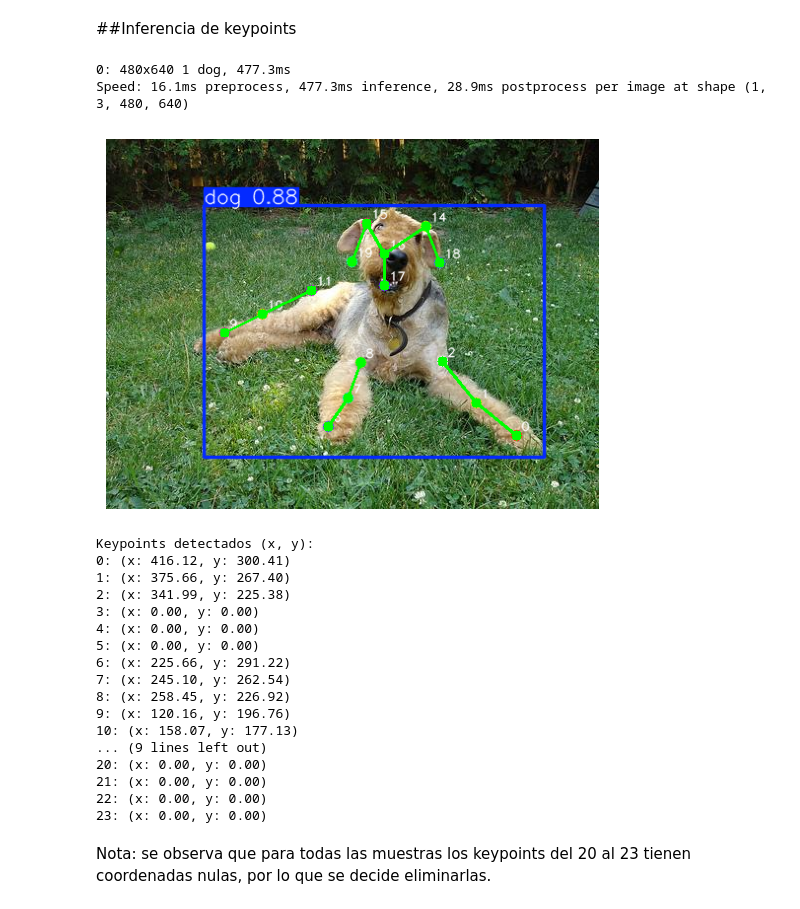
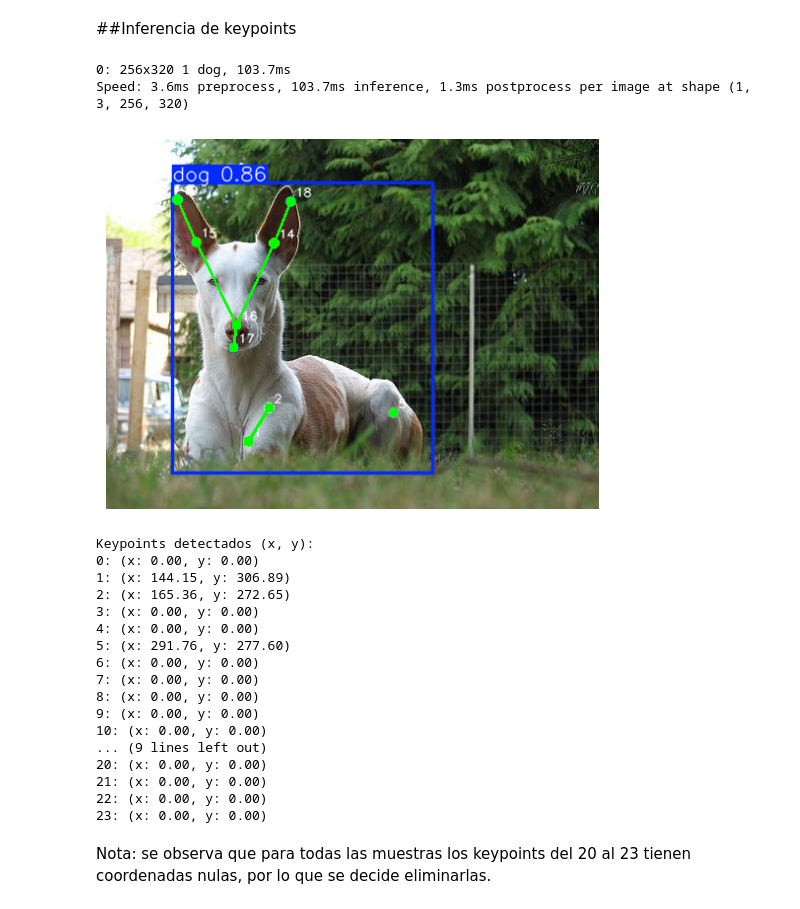
Before and after one commit to juliangg17/CV-TUIA-Garcia, a Jupyter notebook: TP_Final_CV.ipynb, the cells around one changed output. Saved outputs shown, nothing was run; the diff lists cells and outputs as text; code cells hidden in the pictures.

```diff
--- a/TP_Final_CV.ipynb
+++ b/TP_Final_CV.ipynb
@@ -932,5 +1139,5 @@ Modelo cargado en: ./runs/pose/train3
 # %%
-model_best = YOLO("./runs/pose/train3/weights/best.pt")
+model_best = YOLO("./runs/pose/train6/weights/best.pt")
 # %% [markdown]
 ##Evaluación del modelo k
 # %%
@@ -963,23 +1170,23 @@ plot_precision_recall(data, title="Custom Precision and Recall Plot")
 # %% [markdown]
 ##Inferencia de keypoints
 # %%
-predict_random_image(model_best,"./datasets/dog-pose/train/images")
+predict_random_image(model_best,"./datasets/dog-pose/val/images")
 # %% [output]
-0: 480x640 1 dog, 477.3ms
-Speed: 16.1ms preprocess, 477.3ms inference, 28.9ms postprocess per image at shape (1, 3, 480, 640)
+0: 256x320 1 dog, 103.7ms
+Speed: 3.6ms preprocess, 103.7ms inference, 1.3ms postprocess per image at shape (1, 3, 256, 320)
-[figure, old version]
+[figure, new version]
 Keypoints detectados (x, y):
-0: (x: 416.12, y: 300.41)
-1: (x: 375.66, y: 267.40)
-2: (x: 341.99, y: 225.38)
+0: (x: 0.00, y: 0.00)
+1: (x: 144.15, y: 306.89)
+2: (x: 165.36, y: 272.65)
 3: (x: 0.00, y: 0.00)
 4: (x: 0.00, y: 0.00)
-5: (x: 0.00, y: 0.00)
-6: (x: 225.66, y: 291.22)
-7: (x: 245.10, y: 262.54)
-8: (x: 258.45, y: 226.92)
-9: (x: 120.16, y: 196.76)
-10: (x: 158.07, y: 177.13)
+5: (x: 291.76, y: 277.60)
+6: (x: 0.00, y: 0.00)
+7: (x: 0.00, y: 0.00)
+8: (x: 0.00, y: 0.00)
+9: (x: 0.00, y: 0.00)
+10: (x: 0.00, y: 0.00)
 ... (9 lines left out)
 20: (x: 0.00, y: 0.00)
 21: (x: 0.00, y: 0.00)
```
Also changed, not shown: parts of 90 cells of this notebook.
